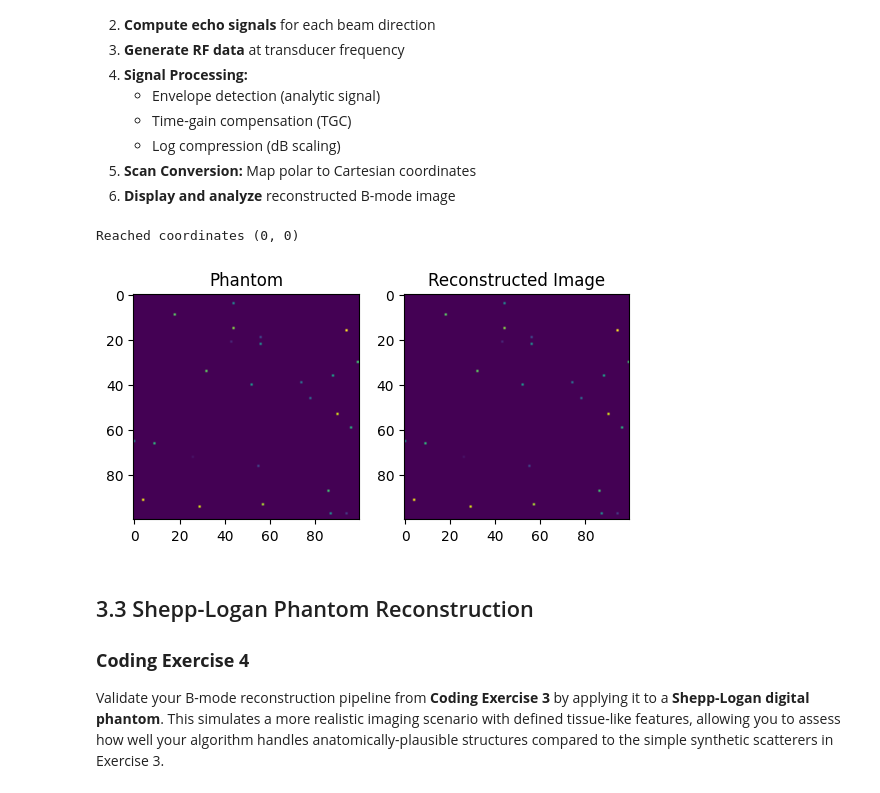
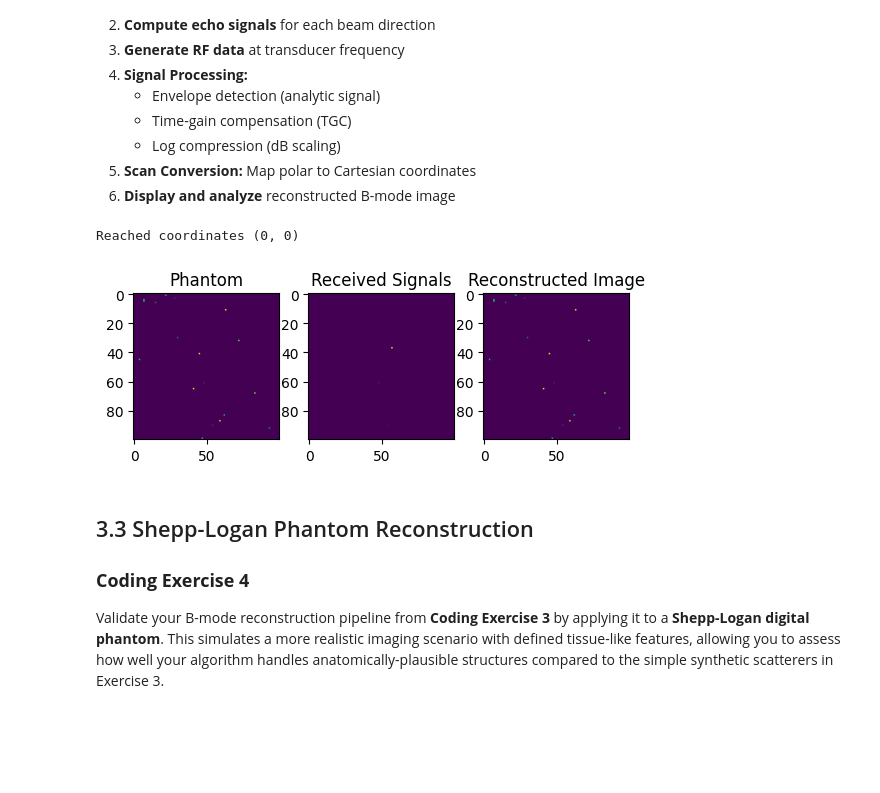
Before and after one commit to DeemDeem52/BMEN509-623_Deliverable_3, a Jupyter notebook: deliverable-03-starter.ipynb, the cells around one changed output. Saved outputs shown, nothing was run; the diff lists cells and outputs as text; code cells hidden in the pictures; blank space fills up the shorter version.

```diff
--- a/deliverable-03-starter.ipynb
+++ b/deliverable-03-starter.ipynb
@@ -577,6 +631,8 @@ def reconstruction_pipeline(grid, end_time, num_samples):
             signal_amplitudes[x][y] = max(received_signal)
             signal_times[x][y] = np.nonzero(received_signal)[0][0] * timestep
 
+    received_amplitudes = signal_amplitudes.copy()
+
 # TODO: Apply time-gain compensation (TGC)
     c = 1540.0 # m/s
     alpha = 0.5 # dB / (cm * MHz)
@@ -586,39 +642,50 @@ def reconstruction_pipeline(grid, end_time, num_samples):
             required_gain = 2 * alpha * depth_cm * f # dB
 
             signal_amplitudes[x][y] = signal_amplitudes[x][y] * 10**(required_gain/10)
 
 # TODO: Apply log compression (dB scale)
             signal_amplitudes[x][y] = -10*np.log10(signal_amplitudes[x][y])
 
 # TODO: Perform scan conversion (polar to Cartesian)
     # ...
 
 # TODO: Display and analyze reconstructed B-mode image
-    fig, (ax1, ax2) = plt.subplots(1, 2)
+    fig, (ax1, ax2, ax3) = plt.subplots(1, 3)
 
     ax1.imshow(grid)
     ax1.set_title("Phantom")
 
-    ax2.imshow(signal_amplitudes)
-    ax2.set_title("Reconstructed Image")
+    ax2.imshow(received_amplitudes)
+    ax2.set_title("Received Signals")
+
+    ax3.imshow(signal_amplitudes)
+    ax3.set_title("Reconstructed Image")
 
     plt.show()
+
+    return(signal_amplitudes)
 
 reconstruction_pipeline(grid, 0.0003, 500000)
 
 '''
-As we can see, the reconstructed image matches
+As we can see, the linear-scaled received signals
+don't show the correct distances, and most signals are
+nearly invisible due to exponential attenuation.
+
+Meanwhile, the reconstructed image matches
 the phantom nearly exactly by being able to
 compensate for the attenuation losses with time
-in soft tissue. Note that this would likely be
+in soft tissue.
+
+Note that this reconstruction would likely be
 affected in real life by deviations in the speed
 of sound through different cells or tissues, and
 so would show speckle or other nonidealities.
 '''
 pass
 # %% [output]
 Reached coordinates (0, 0)
-[figure, old version]
+[figure, new version]
 # %% [markdown]
 ## 3.3 Shepp-Logan Phantom Reconstruction
 
```
Also changed, not shown: parts of 6 cells of this notebook.
